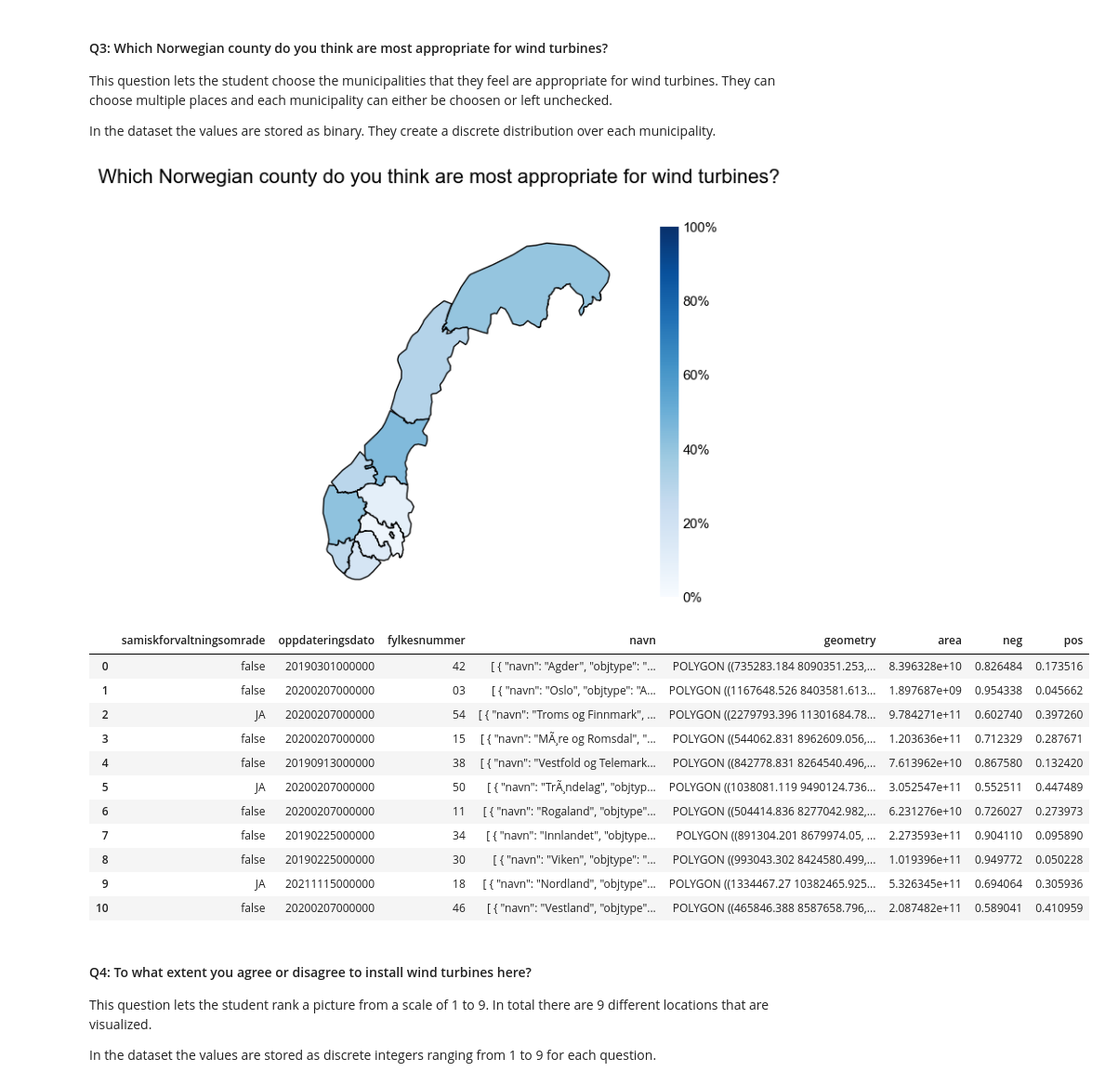
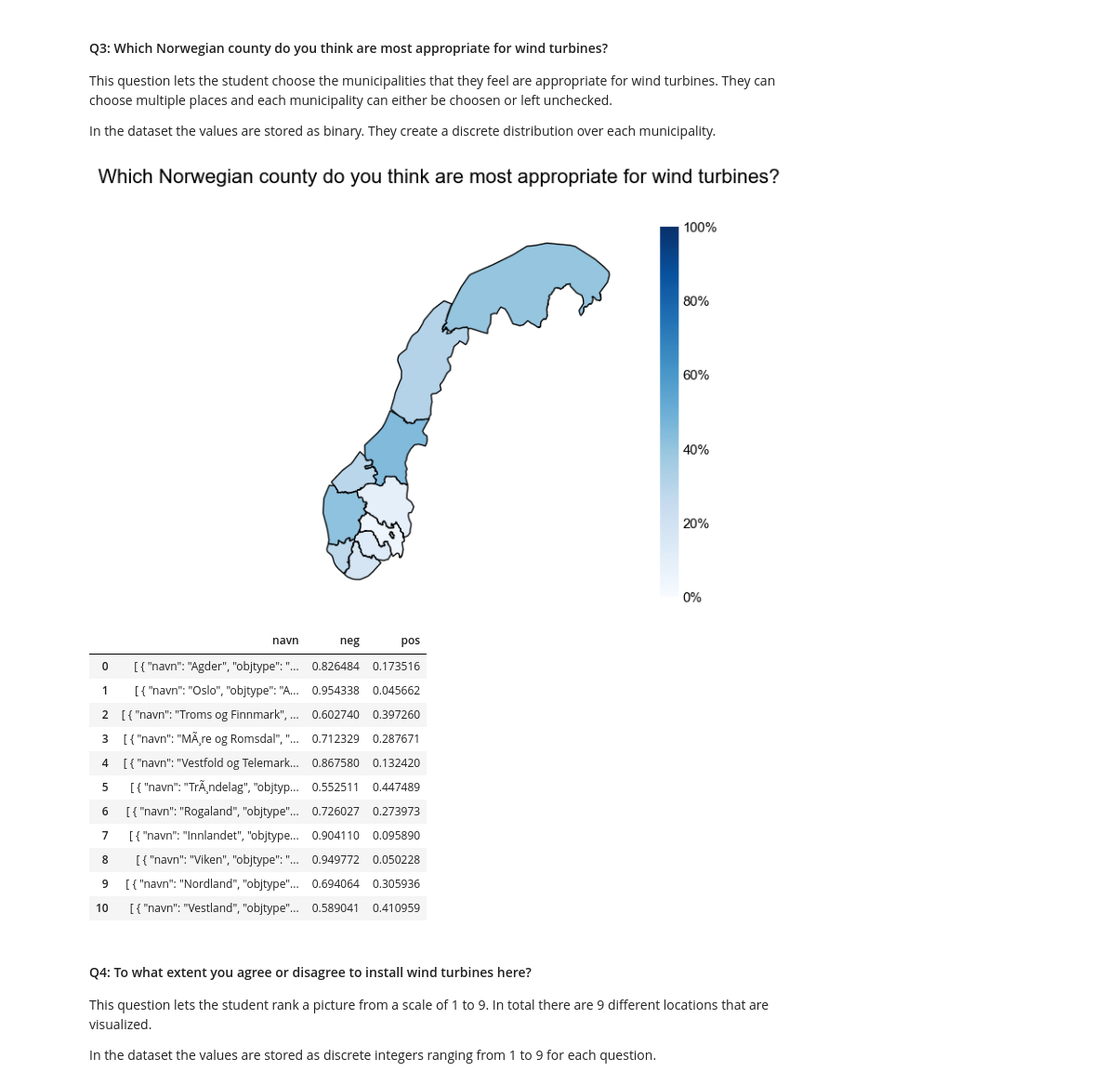
Before and after one commit to JavedMS/Mapping_Workshops_EFF, a Jupyter notebook: final.ipynb, the cells around one changed output. Shown at 93% size. Cells and saved outputs as stored; diff of their text form; code cells hidden in the pictures.

```diff
--- a/final.ipynb
+++ b/final.ipynb
@@ -139,24 +142,24 @@ In the dataset the values are stored as binary. They create a discrete distribut
 # %%
 # TODO: combine both the figures into one
 com = get_geo(data["windMun"])
 fig, ax = plt.subplots(1,1, figsize = (8,6))
 geo_plot(com, fig, ax)
 add_title(fig, "Which Norwegian county do you think are most appropriate for wind turbines?")
-com
+com[["navn","neg","pos"]]
 # %% [output]
 [figure]
-|  | samiskforvaltningsomrade | oppdateringsdato | fylkesnummer | navn | geometry | area | neg | pos |
-| 0 | false | 20190301000000 | 42 | [ { "navn": "Agder", "objtype": "... | POLYGON ((735283.184 8090351.253,... | 8.396328e+10 | 0.826484 | 0.173516 |
-| 1 | false | 20200207000000 | 03 | [ { "navn": "Oslo", "objtype": "A... | POLYGON ((1167648.526 8403581.613... | 1.897687e+09 | 0.954338 | 0.045662 |
-| 2 | JA | 20200207000000 | 54 | [ { "navn": "Troms og Finnmark", ... | POLYGON ((2279793.396 11301684.78... | 9.784271e+11 | 0.602740 | 0.397260 |
-| 3 | false | 20200207000000 | 15 | [ { "navn": "MÃ¸re og Romsdal", "... | POLYGON ((544062.831 8962609.056,... | 1.203636e+11 | 0.712329 | 0.287671 |
-| 4 | false | 20190913000000 | 38 | [ { "navn": "Vestfold og Telemark... | POLYGON ((842778.831 8264540.496,... | 7.613962e+10 | 0.867580 | 0.132420 |
-| 5 | JA | 20200207000000 | 50 | [ { "navn": "TrÃ¸ndelag", "objtyp... | POLYGON ((1038081.119 9490124.736... | 3.052547e+11 | 0.552511 | 0.447489 |
-| 6 | false | 20200207000000 | 11 | [ { "navn": "Rogaland", "objtype"... | POLYGON ((504414.836 8277042.982,... | 6.231276e+10 | 0.726027 | 0.273973 |
-| 7 | false | 20190225000000 | 34 | [ { "navn": "Innlandet", "objtype... | POLYGON ((891304.201 8679974.05, ... | 2.273593e+11 | 0.904110 | 0.095890 |
-| 8 | false | 20190225000000 | 30 | [ { "navn": "Viken", "objtype": "... | POLYGON ((993043.302 8424580.499,... | 1.019396e+11 | 0.949772 | 0.050228 |
-| 9 | JA | 20211115000000 | 18 | [ { "navn": "Nordland", "objtype"... | POLYGON ((1334467.27 10382465.925... | 5.326345e+11 | 0.694064 | 0.305936 |
-| 10 | false | 20200207000000 | 46 | [ { "navn": "Vestland", "objtype"... | POLYGON ((465846.388 8587658.796,... | 2.087482e+11 | 0.589041 | 0.410959 |
+|  | navn | neg | pos |
+| 0 | [ { "navn": "Agder", "objtype": "... | 0.826484 | 0.173516 |
+| 1 | [ { "navn": "Oslo", "objtype": "A... | 0.954338 | 0.045662 |
+| 2 | [ { "navn": "Troms og Finnmark", ... | 0.602740 | 0.397260 |
+| 3 | [ { "navn": "MÃ¸re og Romsdal", "... | 0.712329 | 0.287671 |
+| 4 | [ { "navn": "Vestfold og Telemark... | 0.867580 | 0.132420 |
+| 5 | [ { "navn": "TrÃ¸ndelag", "objtyp... | 0.552511 | 0.447489 |
+| 6 | [ { "navn": "Rogaland", "objtype"... | 0.726027 | 0.273973 |
+| 7 | [ { "navn": "Innlandet", "objtype... | 0.904110 | 0.095890 |
+| 8 | [ { "navn": "Viken", "objtype": "... | 0.949772 | 0.050228 |
+| 9 | [ { "navn": "Nordland", "objtype"... | 0.694064 | 0.305936 |
+| 10 | [ { "navn": "Vestland", "objtype"... | 0.589041 | 0.410959 |
 # %% [markdown]
 #### Q4: To what extent you agree or disagree to install wind turbines here?
 This question lets the student rank a picture from a scale of 1 to 9. In total there are 9 different locations that are visualized.
```
Also changed, not shown: parts of 7 cells of this notebook, 2 other files.
